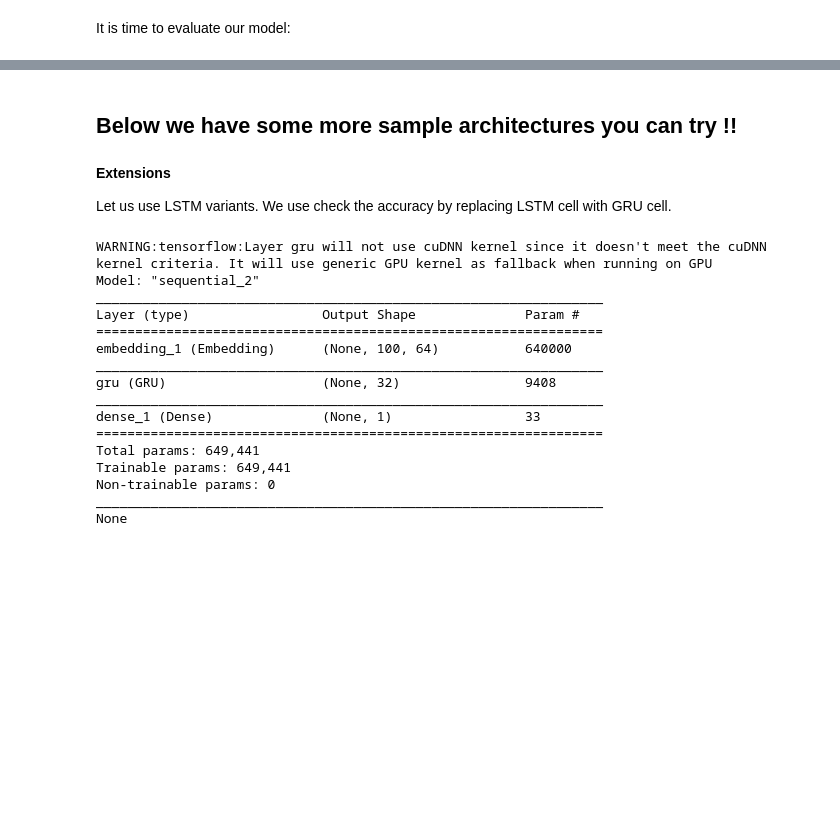
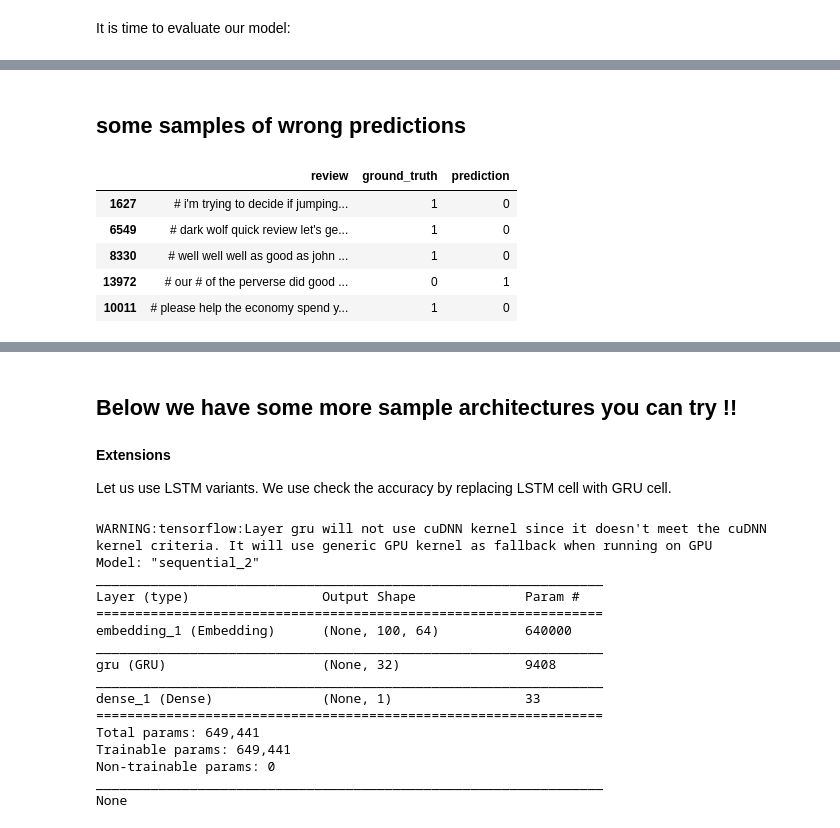
Before and after one commit to kumar4372/sentiment_analysis_hands_on, a Jupyter notebook: (trainer)_Using_RNN_for_Sentiment_Analysis.ipynb, the cells around one changed output, grey strips where cells are left out. Drawn from its saved outputs; the diff is of its cells as text; code cells hidden in the pictures; blank space fills up the shorter version.

```diff
--- a/(trainer)_Using_RNN_for_Sentiment_Analysis.ipynb
+++ b/(trainer)_Using_RNN_for_Sentiment_Analysis.ipynb
@@ -278,0 +305,11 @@ Test accuracy: 0.8440399765968323
+# %% [markdown]
+## some samples of wrong predictions
+# %%
+results[results['ground_truth'] != results['prediction']].sample(5)
+# %% [output]
+|  | review | ground_truth | prediction |
+| 1627 | # i'm trying to decide if jumping... | 1 | 0 |
+| 6549 | # dark wolf quick review let's ge... | 1 | 0 |
+| 8330 | # well well well as good as john ... | 1 | 0 |
+| 13972 | # our # of the perverse did good ... | 0 | 1 |
+| 10011 | # please help the economy spend y... | 1 | 0 |
```
Also changed, not shown: parts of 16 cells of this notebook.
